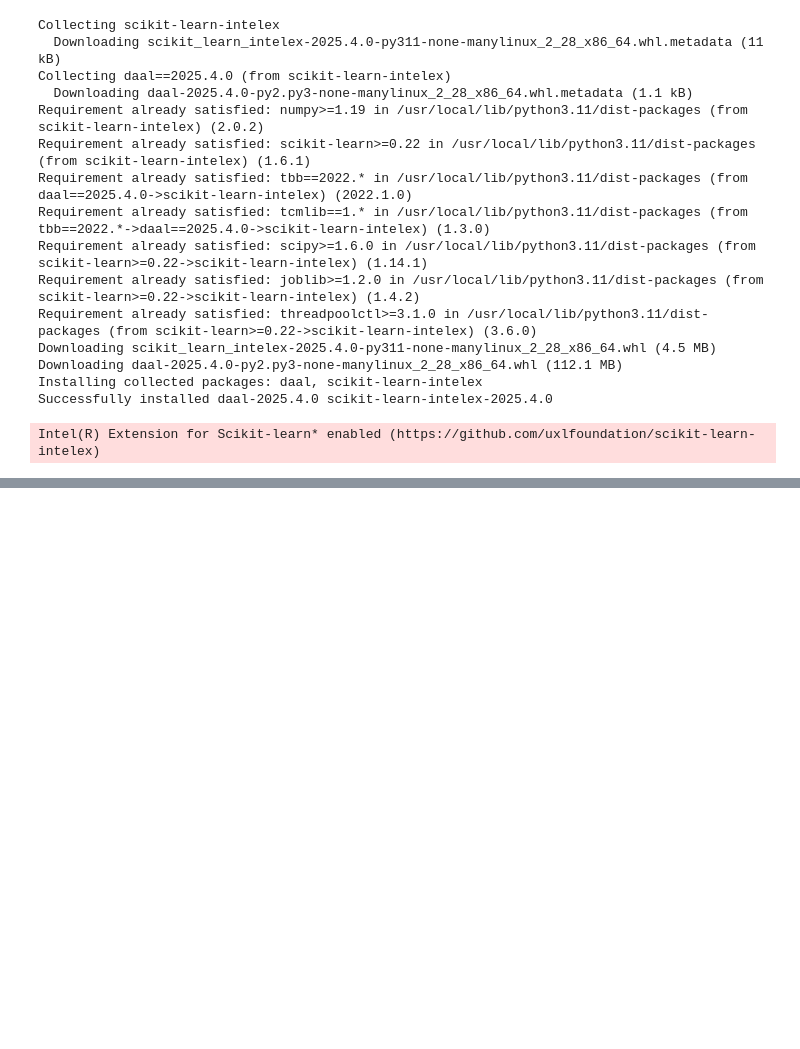
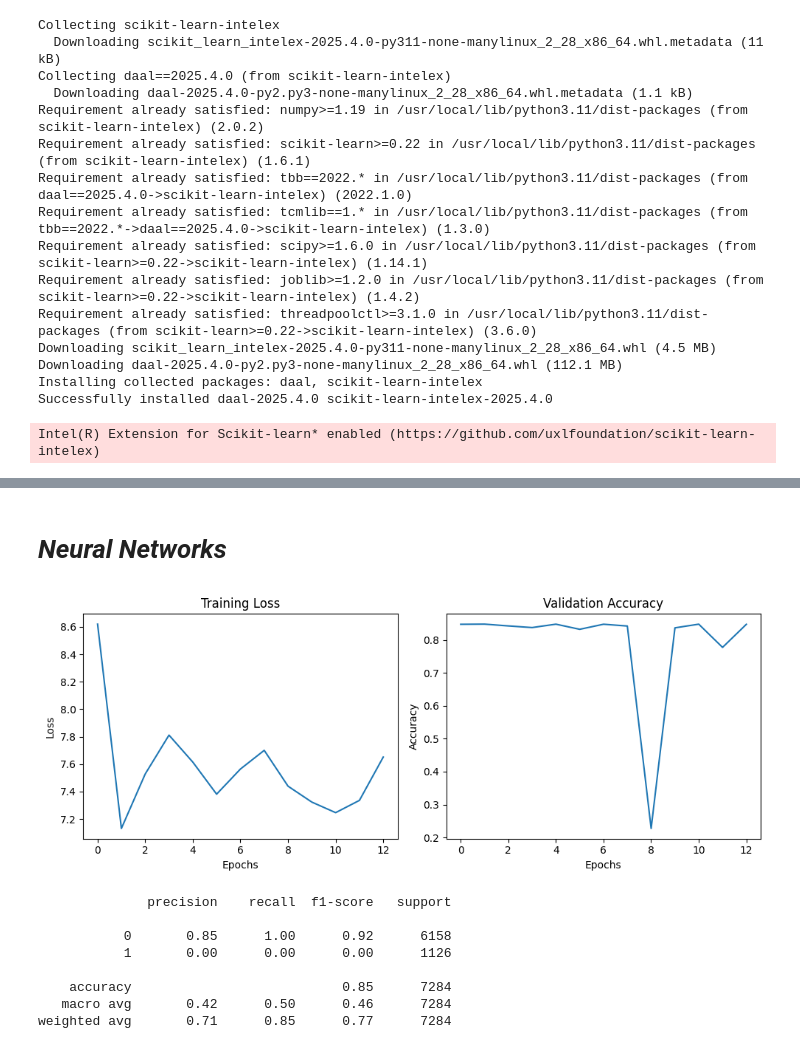
Before and after one commit to sergeGITH/TS, a Jupyter notebook: TMDL_group_project.ipynb, the cells around one changed output, grey strips where cells are left out. Cells and saved outputs as stored; diff of their text form; code cells hidden in the pictures; blank space fills up the shorter version.

```diff
--- a/TMDL_group_project.ipynb
+++ b/TMDL_group_project.ipynb
@@ -880,0 +959,50 @@ Best parameters: {'C': 10, 'class_weight': {0: 1, 1: 10}, 'gamma': 'scale', 'ker
+# %% [markdown]
+# ***Neural Networks***
+# %%
+#We restrict our attention to a simple feedforward neural network
+
+import numpy as np
+import pandas as pd
+from sklearn.neural_network import MLPClassifier
+from sklearn.metrics import classification_report, confusion_matrix
+
+model = MLPClassifier(hidden_layer_sizes=(32,64), max_iter=500, early_stopping=True, validation_fraction = 0.2)
+model.fit(train_X, train_y)
+
+# Get the training loss and validation accuracy values from the model
+train_loss = model.loss_curve_
+val_acc = model.validation_scores_
+
+# Plot the training losses
+plt.figure(figsize=(10, 4))
+plt.subplot(1, 2, 1)
+plt.plot(range(len(train_loss)), train_loss, label='Training Loss')
+plt.xlabel('Epochs')
+plt.ylabel('Loss')
+plt.title('Training Loss')
+
+# Plot the validation accuracies
+plt.subplot(1, 2, 2)
+plt.plot(range(len(val_acc)), val_acc, label='Validation Accuracy')
+plt.xlabel('Epochs')
+plt.ylabel('Accuracy')
+plt.title('Validation Accuracy')
+
+# Show the plot
+plt.tight_layout()
+plt.show()
+
+#Predict test data
+y_predN = model.predict(test_X)
+#Evaluate
+print(classification_report(test_y, y_predN))
+# %% [output]
+[figure, added]
+              precision    recall  f1-score   support
+
+           0       0.85      1.00      0.92      6158
+           1       0.00      0.00      0.00      1126
+
+    accuracy                           0.85      7284
+   macro avg       0.42      0.50      0.46      7284
+weighted avg       0.71      0.85      0.77      7284
```
Also changed, not shown: parts of 26 cells of this notebook.
